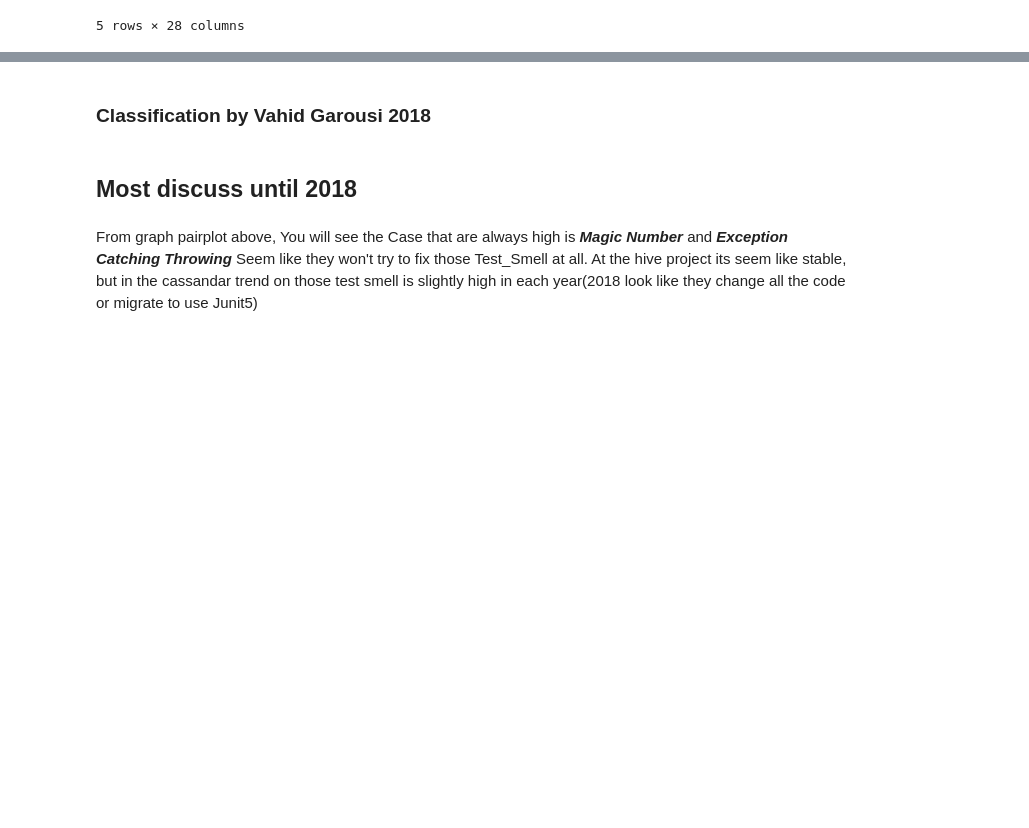
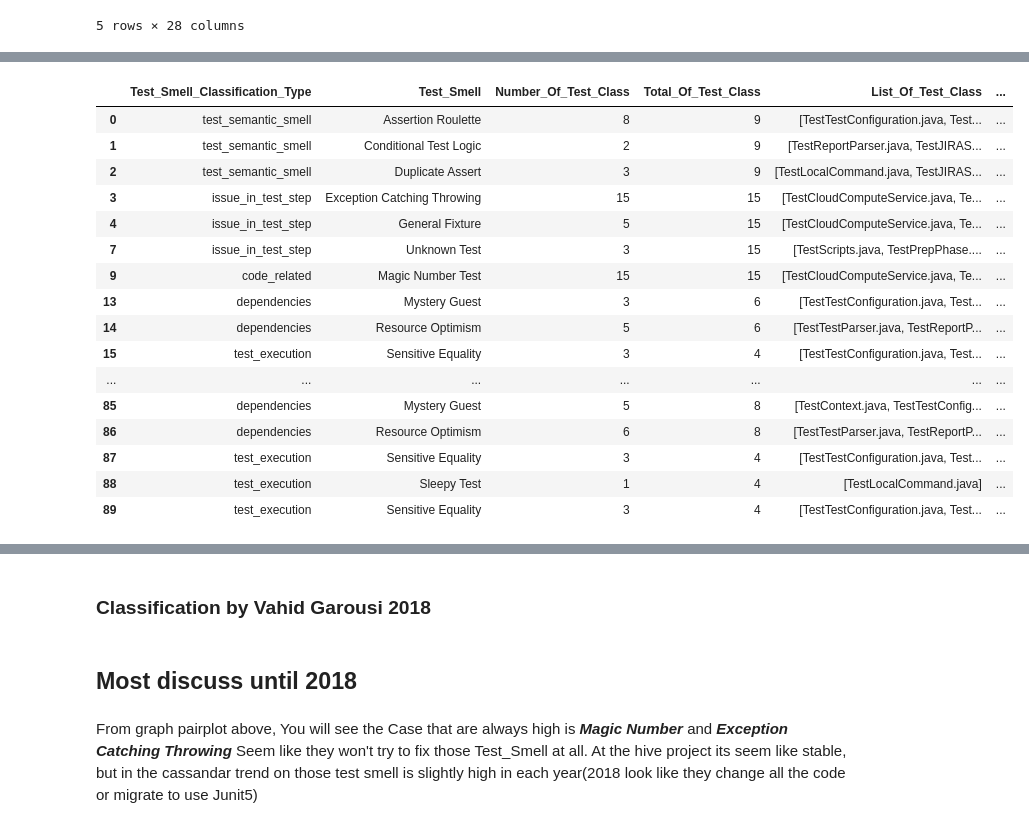
Before and after one commit to JiramedWi/github_api_extractor, a Jupyter notebook: seaborn_tutorial/graph_hive.ipynb, the cells around one changed output, grey strips where cells are left out. Drawn from its saved outputs; the diff is of its cells as text; code cells hidden in the pictures; blank space fills up the shorter version.

```diff
--- a/seaborn_tutorial/graph_hive.ipynb
+++ b/seaborn_tutorial/graph_hive.ipynb
@@ -239,0 +215,21 @@ all_list_hive_total.to_csv('/Users/Jumma/github_repo/github_api_extractor/resour
+# %%
+classification_all_drop_zero_smell = classification_all[classification_all['Number_Of_Test_Smell'] != 0]
+classification_all_drop_zero_smell
+# %% [output]
+|  | Test_Smell_Classification_Type | Test_Smell | Number_Of_Test_Class | Total_Of_Test_Class | List_Of_Test_Class | ... |
+| 0 | test_semantic_smell | Assertion Roulette | 8 | 9 | [TestTestConfiguration.java, Test... | ... |
+| 1 | test_semantic_smell | Conditional Test Logic | 2 | 9 | [TestReportParser.java, TestJIRAS... | ... |
+| 2 | test_semantic_smell | Duplicate Assert | 3 | 9 | [TestLocalCommand.java, TestJIRAS... | ... |
+| 3 | issue_in_test_step | Exception Catching Throwing | 15 | 15 | [TestCloudComputeService.java, Te... | ... |
+| 4 | issue_in_test_step | General Fixture | 5 | 15 | [TestCloudComputeService.java, Te... | ... |
+| 7 | issue_in_test_step | Unknown Test | 3 | 15 | [TestScripts.java, TestPrepPhase.... | ... |
+| 9 | code_related | Magic Number Test | 15 | 15 | [TestCloudComputeService.java, Te... | ... |
+| 13 | dependencies | Mystery Guest | 3 | 6 | [TestTestConfiguration.java, Test... | ... |
+| 14 | dependencies | Resource Optimism | 5 | 6 | [TestTestParser.java, TestReportP... | ... |
+| 15 | test_execution | Sensitive Equality | 3 | 4 | [TestTestConfiguration.java, Test... | ... |
+| ... | ... | ... | ... | ... | ... | ... |
+| 85 | dependencies | Mystery Guest | 5 | 8 | [TestContext.java, TestTestConfig... | ... |
+| 86 | dependencies | Resource Optimism | 6 | 8 | [TestTestParser.java, TestReportP... | ... |
+| 87 | test_execution | Sensitive Equality | 3 | 4 | [TestTestConfiguration.java, Test... | ... |
+| 88 | test_execution | Sleepy Test | 1 | 4 | [TestLocalCommand.java] | ... |
+| 89 | test_execution | Sensitive Equality | 3 | 4 | [TestTestConfiguration.java, Test... | ... |
```
Also changed, not shown: parts of 15 cells of this notebook.
